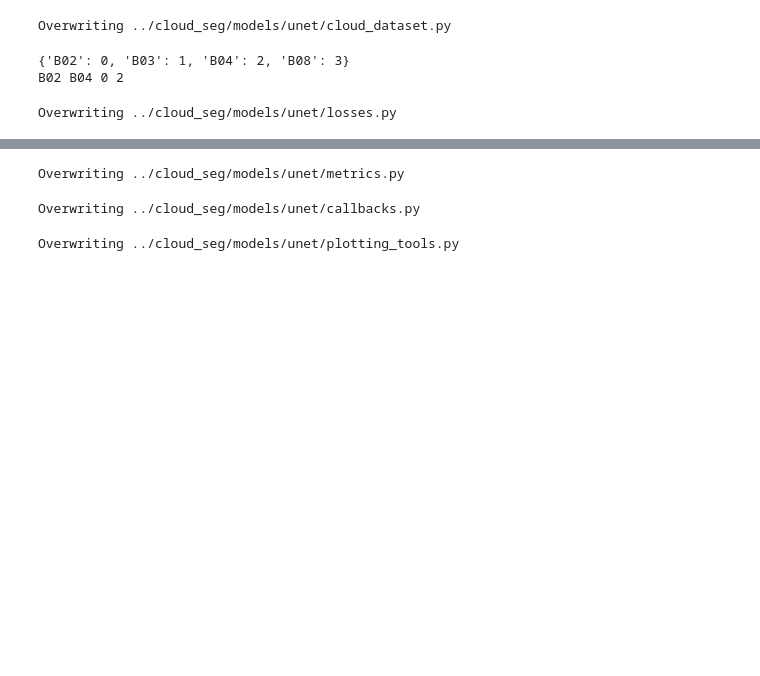
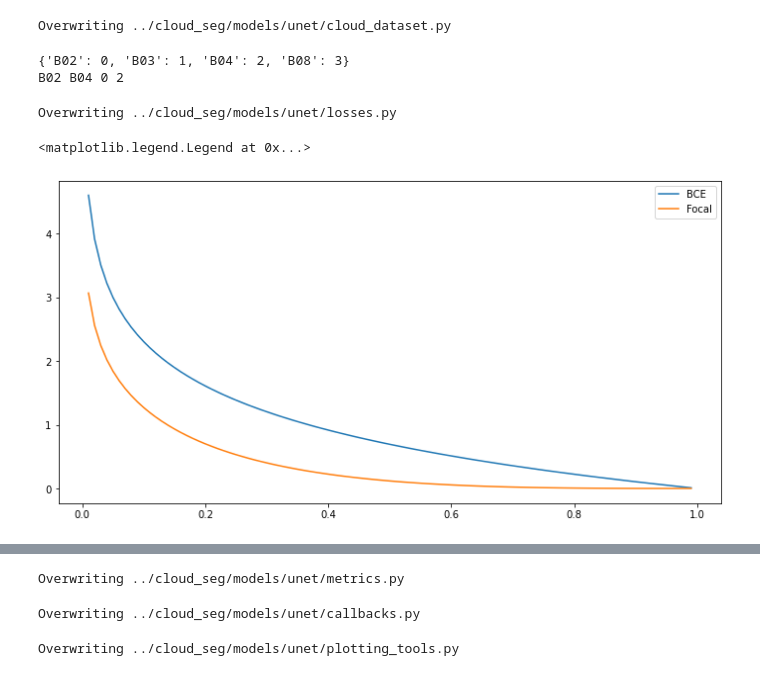
Before and after one commit to georgestein/cloud-segmentation, a Jupyter notebook: notebooks/make_unet_model.ipynb, the cells around one changed output, grey strips where cells are left out. Cells and saved outputs as stored; diff of their text form; code cells hidden in the pictures; blank space fills up the shorter version.

```diff
--- a/notebooks/make_unet_model.ipynb
+++ b/notebooks/make_unet_model.ipynb
@@ -1363,2 +1436,54 @@ class DiceLoss(torch.nn.Module):
 # %% [output]
 Overwriting ../cloud_seg/models/unet/losses.py
+# %%
+import numpy as np
+import torch
+import matplotlib.pyplot as plt
+
+class WeightedFocalLoss(torch.nn.Module):
+    "Non weighted version of Focal Loss"
+    def __init__(self, alpha=.66, gamma=2):
+        # Cloud cover (label==1) is ~66%
+        super(WeightedFocalLoss, self).__init__()
+        self.alpha = torch.tensor([alpha, 1-alpha]).cuda()
+        self.gamma = gamma
+
+    def forward(self, inputs, targets):
+        BCE_loss = torch.nn.BCEWithLogitsLoss(reduction="none")(inputs, targets.float())
+
+        at = self.alpha[targets]#.data.view(inputs.shape[0], -1)]
+
+        pt = torch.exp(-BCE_loss)
+
+        # print(BCE_loss.size(), at.size(), pt.size())
+        # print(at, pt, BCE_loss)
+        F_loss = at*(1-pt)**self.gamma * BCE_loss
+        return F_loss.mean()
+
+n = 100
+targets = torch.ones(n, dtype=torch.int64)
+prob = torch.linspace(0.01,0.99,n)
+inputs = torch.log(prob/(1-prob))
+# inputs = prob # THIS IS A HUGE BUG!!!!!!
+
+alpha = 0.66
+gamma = 2.
+alpha = torch.tensor([alpha, 1-alpha])
+
+
+BCE_loss = torch.nn.BCEWithLogitsLoss(reduction="none")(inputs, targets.float())
+
+at = alpha[targets]#.data.view(inputs.shape[0], -1)]
+
+pt = torch.exp(-BCE_loss)
+
+focal = at*(1-pt)**gamma * BCE_loss
+
+plt.figure(figsize=(12,6))
+plt.plot(prob, BCE_loss, label="BCE")
+plt.plot(prob, 2*focal, label="Focal")
+
+plt.legend()
+# %% [output]
+<matplotlib.legend.Legend at 0x...>
+[figure, added]
```
Also changed, not shown: parts of 7 cells of this notebook, 8 other files.
